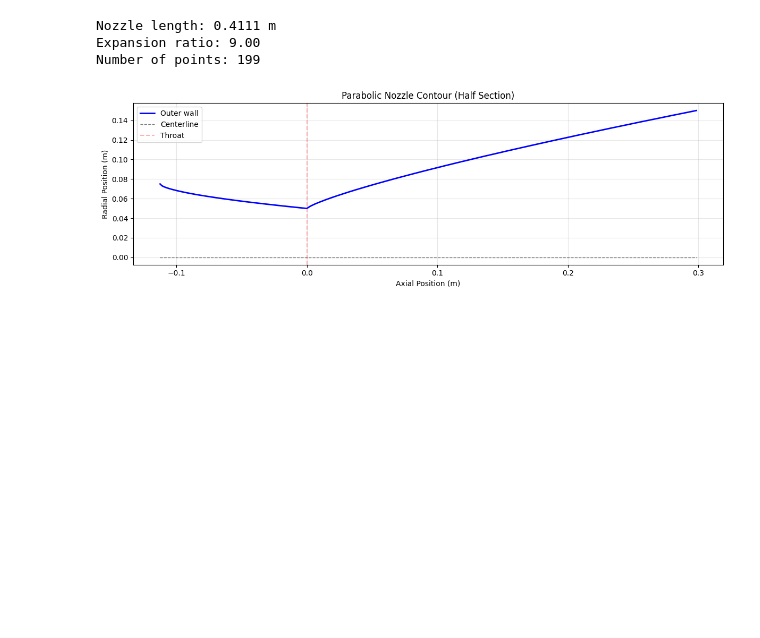
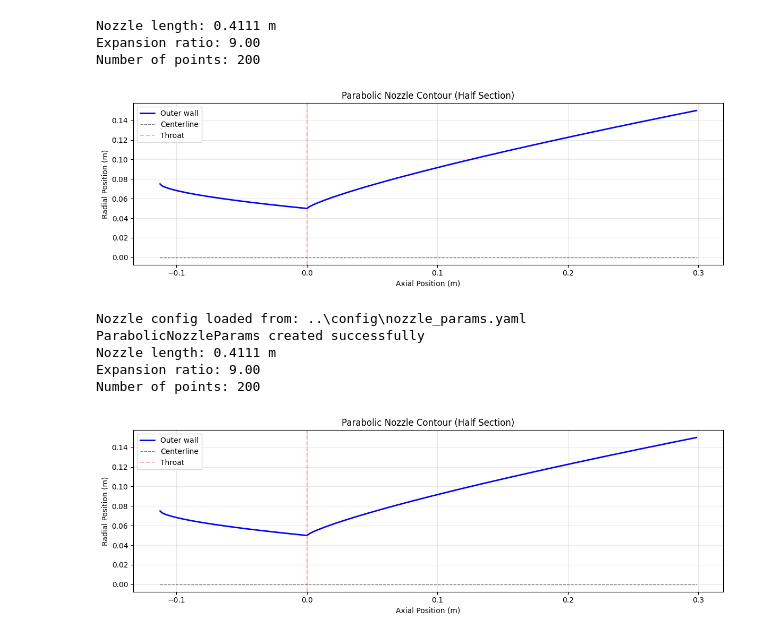
Before and after one commit to SethAlevy/OpenFOAM_nozzle, a Jupyter notebook: notebooks/nozzle.ipynb, the cells around one changed output. Cells and saved outputs as stored; diff of their text form; code cells hidden in the pictures; blank space fills up the shorter version.

```diff
--- a/notebooks/nozzle.ipynb
+++ b/notebooks/nozzle.ipynb
@@ -2,11 +2,16 @@
 from base.nozzle.parabolic_nozzle import ParabolicNozzle, ParabolicNozzleParams
 
 params = ParabolicNozzleParams(
-    throat_radius=0.05,      # 50 mm
-    exit_radius=0.15,        # 150 mm
-    chamber_radius=0.075,    # 75 mm
-    convergent_power=0.6,    # Smooth convergence
-    divergent_power=0.8      # Smooth divergence
+    throat_radius=0.05,
+    exit_radius=0.15,
+    chamber_radius=0.075,
+    convergent_power=0.6,
+    divergent_power=0.8,
+    convergent_length_factor=1.5,
+    divergent_length_factor=0.8,
+    divergent_half_angle_deg=15.0,
+    convergent_fraction=0.4,
+    throat_position=0.0
 )
 
 # Create nozzle
@@ -26,7 +31,34 @@ nozzle.plot(n_points=200)
 # %% [output]
 Nozzle length: 0.4111 m
 Expansion ratio: 9.00
-Number of points: 199
+Number of points: 200
 [figure]
+# %%
+from base.config_loader.nozzle_config import load_nozzle_config
+from base.nozzle.parabolic_nozzle import ParabolicNozzle
+
+loader = load_nozzle_config("../config/nozzle_params.yaml")
+params = loader.get_parabolic_nozzle_params()
+
+# Create nozzle
+nozzle = ParabolicNozzle(params)
+
+# Generate contour
+x, r = nozzle.generate_contour(n_points=200)
+
+# Print some info
+print(f"Nozzle length: {x[-1] - x[0]:.4f} m")
+print(f"Expansion ratio: {(params.exit_radius/params.throat_radius)**2:.2f}")
+print(f"Number of points: {len(x)}")
+
+# Visualize
+nozzle.plot(n_points=200)
+# %% [output]
+Nozzle config loaded from: ..\config\nozzle_params.yaml
+ParabolicNozzleParams created successfully
+Nozzle length: 0.4111 m
+Expansion ratio: 9.00
+Number of points: 200
+[figure, added]
 # %%
 from base.config_loader.simulation_config import load_config
```
Also changed, not shown: parts of 6 cells of this notebook, 6 other files.
